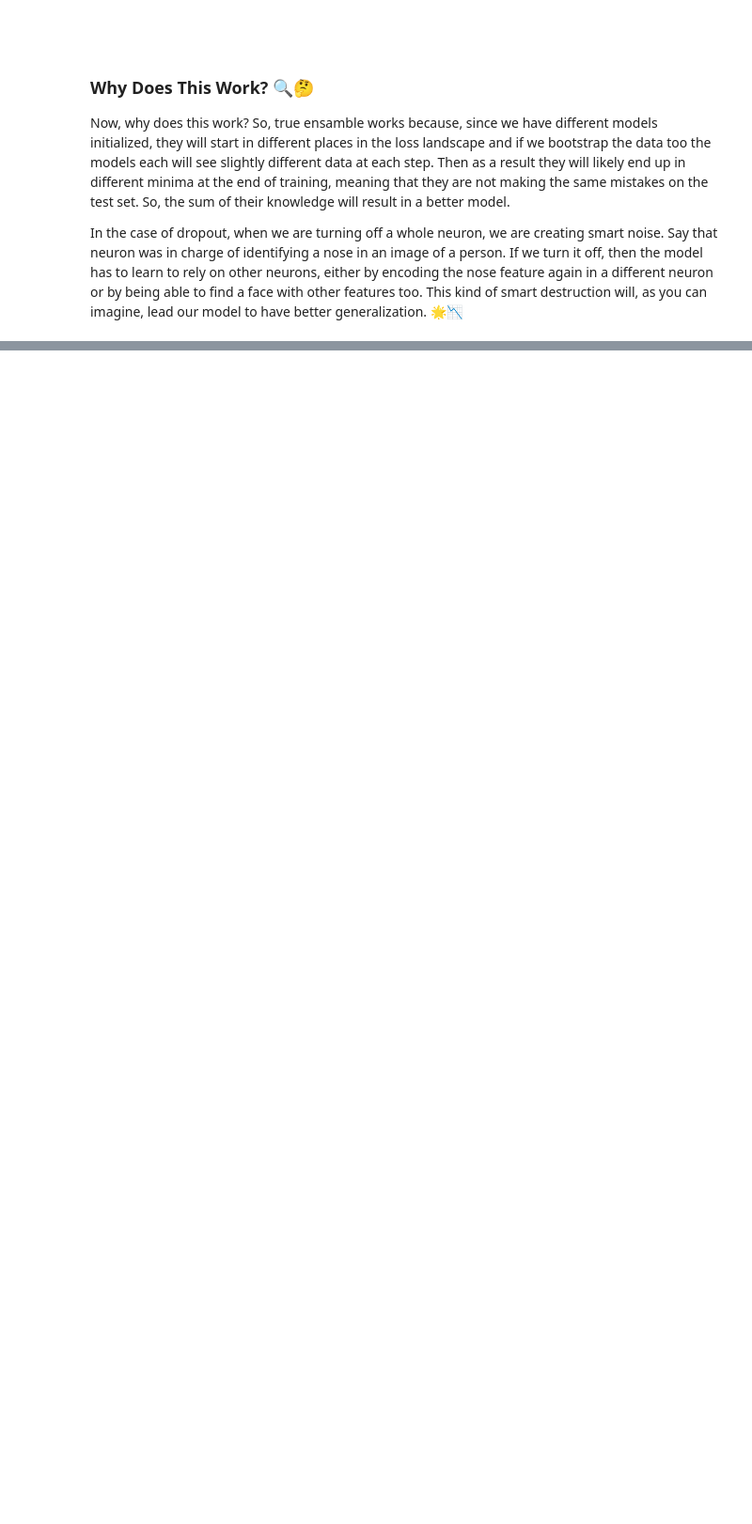
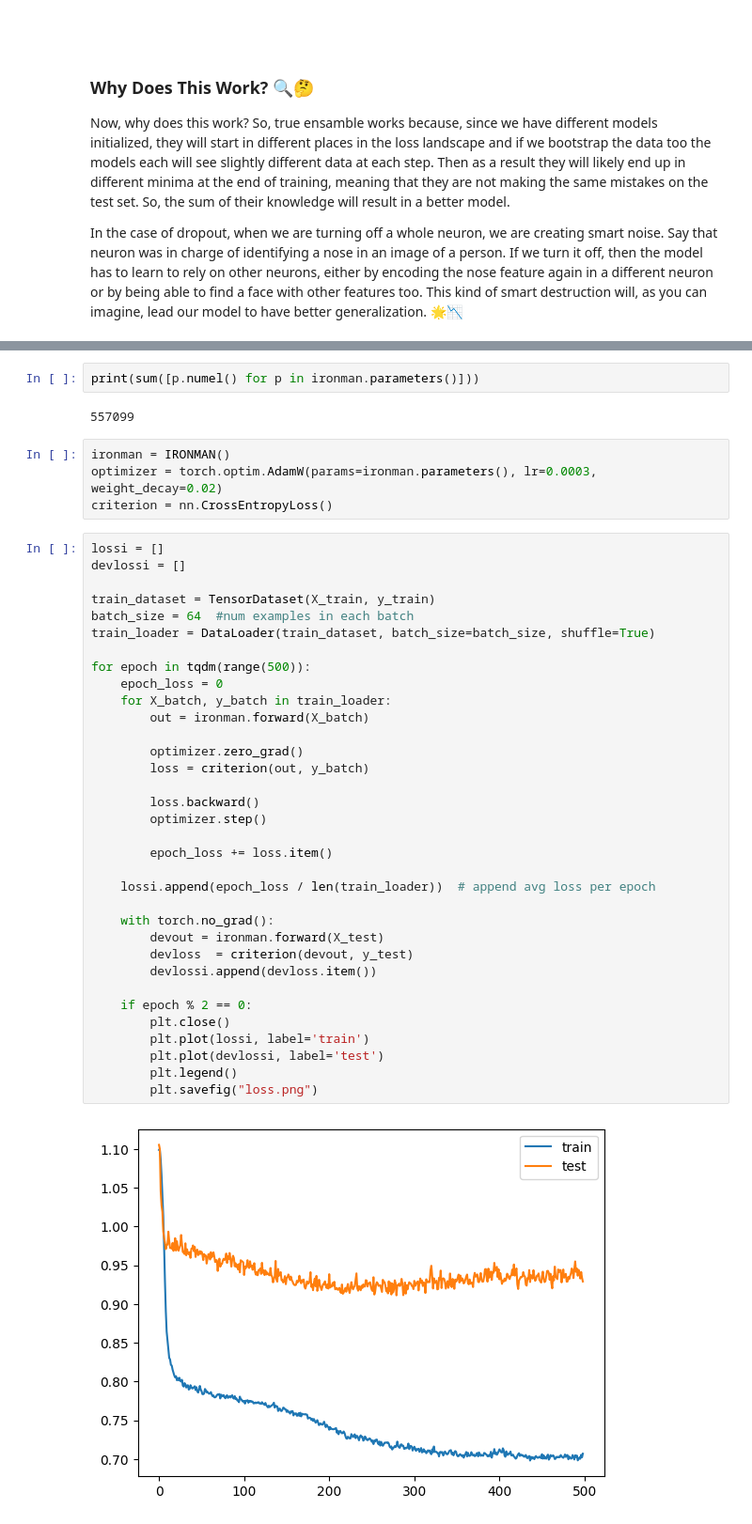
Before and after one commit to KubaJerz/learn-ml, a Jupyter notebook: tinkerLab/03lesson_many_men_vs_ironman.ipynb, the cells around one changed output, grey strips where cells are left out. Shown at 94% size. Cells and saved outputs as stored; diff of their text form; blank space fills up the shorter version.

```diff
--- a/tinkerLab/03lesson_many_men_vs_ironman.ipynb
+++ b/tinkerLab/03lesson_many_men_vs_ironman.ipynb
@@ -629,0 +589,44 @@ All we really did was compare 3 small models vs one big one, all trained on the
+# %%
+print(sum([p.numel() for p in ironman.parameters()]))
+# %% [output]
+557099
+# %%
+ironman = IRONMAN()
+optimizer = torch.optim.AdamW(params=ironman.parameters(), lr=0.0003, weight_decay=0.02)
+criterion = nn.CrossEntropyLoss()
+# %%
+lossi = []
+devlossi = []
+
+train_dataset = TensorDataset(X_train, y_train)
+batch_size = 64  #num examples in each batch
+train_loader = DataLoader(train_dataset, batch_size=batch_size, shuffle=True)
+
+for epoch in tqdm(range(500)):
+    epoch_loss = 0
+    for X_batch, y_batch in train_loader:
+        out = ironman.forward(X_batch)
+
+        optimizer.zero_grad()
+        loss = criterion(out, y_batch)
+
+        loss.backward()
+        optimizer.step()
+
+        epoch_loss += loss.item()
+
+    lossi.append(epoch_loss / len(train_loader))  # append avg loss per epoch
+
+    with torch.no_grad():
+        devout = ironman.forward(X_test)
+        devloss  = criterion(devout, y_test)
+        devlossi.append(devloss.item())
+
+    if epoch % 2 == 0:
+        plt.close()
+        plt.plot(lossi, label='train')
+        plt.plot(devlossi, label='test')
+        plt.legend()
+        plt.savefig("loss.png")
+# %% [output]
+[figure, added]
```
Also changed, not shown: parts of 14 cells of this notebook, 2 other files.
